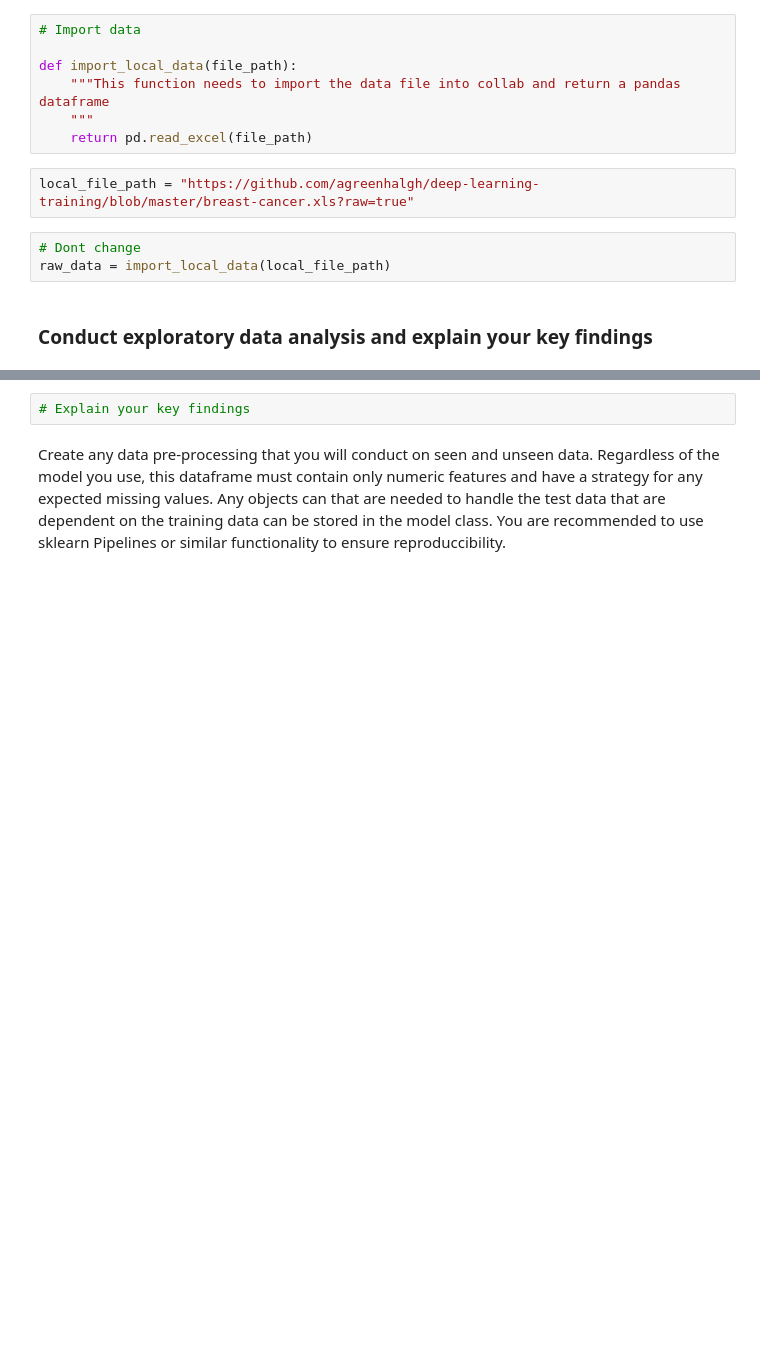
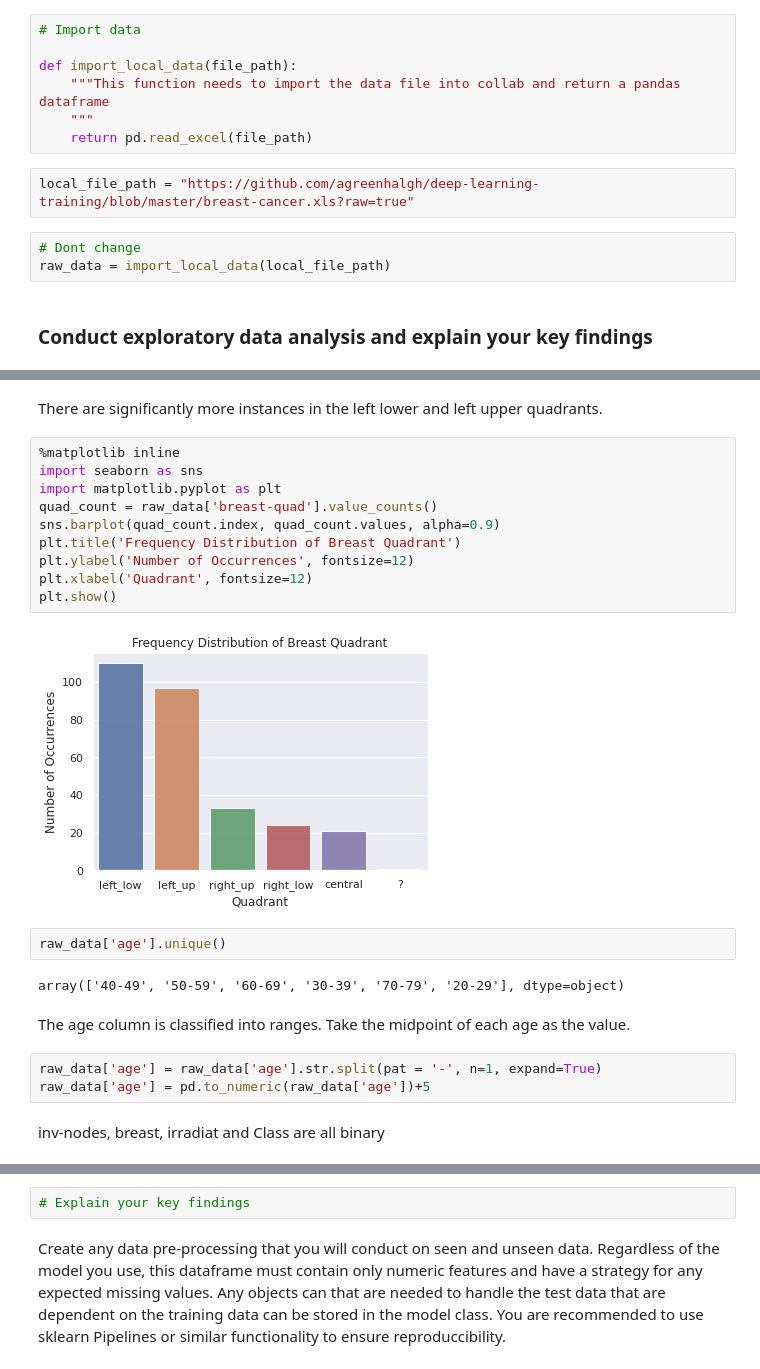
Before and after one commit to agreenhalgh/deep-learning-training, a Jupyter notebook: Task_template_name_module.ipynb, the cells around one changed output, grey strips where cells are left out. Saved outputs shown, nothing was run; the diff lists cells and outputs as text; blank space fills up the shorter version.

```diff
--- a/Task_template_name_module.ipynb
+++ b/Task_template_name_module.ipynb
@@ -37,0 +116,25 @@ raw_data = import_local_data(local_file_path)
+# %% [markdown]
+There are significantly more instances in the left lower and left upper quadrants.
+# %%
+%matplotlib inline
+import seaborn as sns
+import matplotlib.pyplot as plt
+quad_count = raw_data['breast-quad'].value_counts()
+sns.barplot(quad_count.index, quad_count.values, alpha=0.9)
+plt.title('Frequency Distribution of Breast Quadrant')
+plt.ylabel('Number of Occurrences', fontsize=12)
+plt.xlabel('Quadrant', fontsize=12)
+plt.show()
+# %% [output]
+[figure, added]
+# %%
+raw_data['age'].unique()
+# %% [output]
+array(['40-49', '50-59', '60-69', '30-39', '70-79', '20-29'], dtype=object)
+# %% [markdown]
+The age column is classified into ranges. Take the midpoint of each age as the value.
+# %%
+raw_data['age'] = raw_data['age'].str.split(pat = '-', n=1, expand=True)
+raw_data['age'] = pd.to_numeric(raw_data['age'])+5
+# %% [markdown]
+inv-nodes, breast, irradiat and Class are all binary
```
Also changed, not shown: parts of 21 cells of this notebook.
